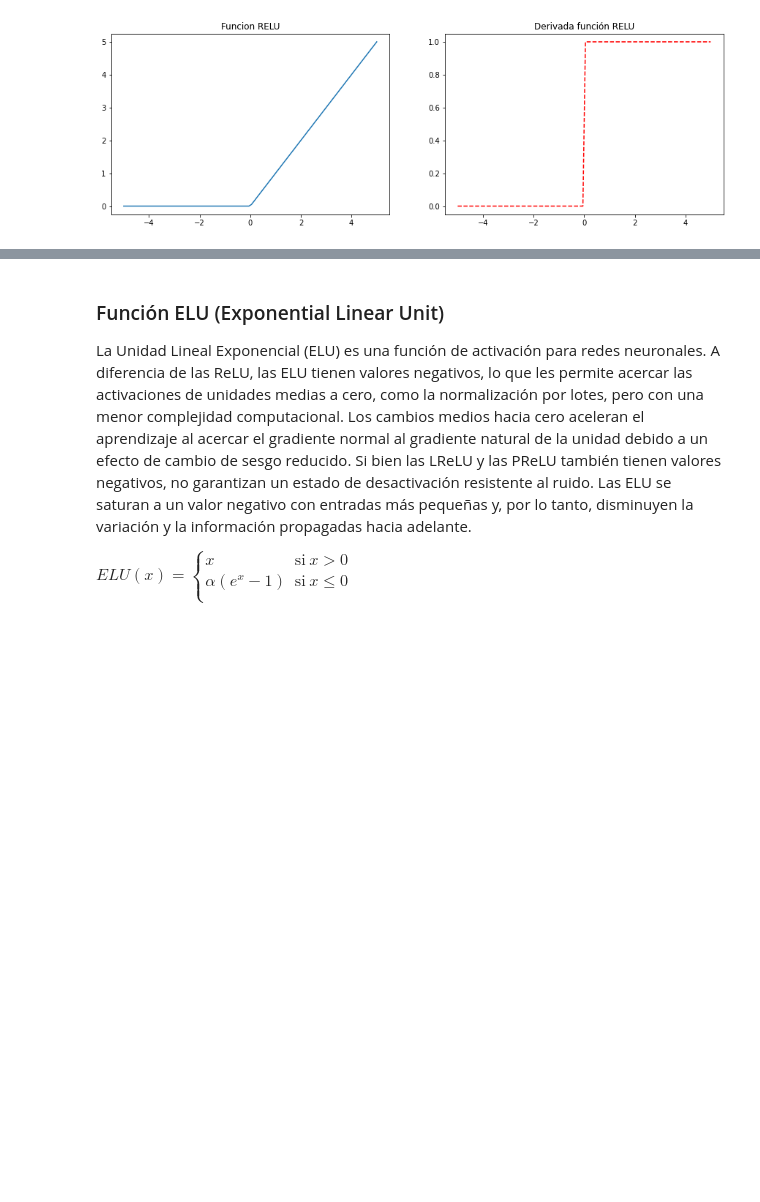
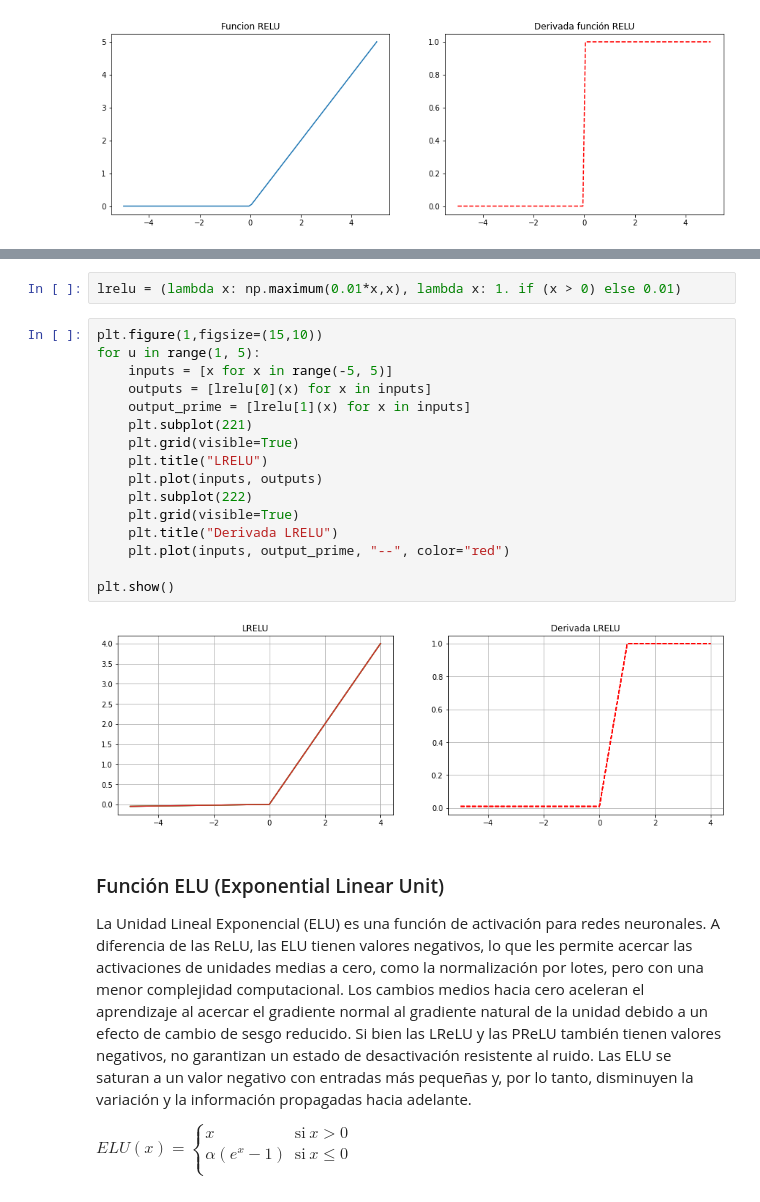
Before and after one commit to jmcalvomartin/python, a Jupyter notebook: projects/Create_ANN/function_activation.ipynb, the cells around one changed output, grey strips where cells are left out. Drawn from its saved outputs; the diff is of its cells as text; blank space fills up the shorter version.

```diff
--- a/projects/Create_ANN/function_activation.ipynb
+++ b/projects/Create_ANN/function_activation.ipynb
@@ -93,3 +109,23 @@ $\displaystyle 'relu(x) = 1.(x>0) $
+# %%
+lrelu = (lambda x: np.maximum(0.01*x,x), lambda x: 1. if (x > 0) else 0.01)
+# %%
+plt.figure(1,figsize=(15,10))
+for u in range(1, 5):
+    inputs = [x for x in range(-5, 5)]
+    outputs = [lrelu[0](x) for x in inputs]
+    output_prime = [lrelu[1](x) for x in inputs]
+    plt.subplot(221)
+    plt.grid(visible=True)
+    plt.title("LRELU")
+    plt.plot(inputs, outputs)
+    plt.subplot(222)
+    plt.grid(visible=True)
+    plt.title("Derivada LRELU")
+    plt.plot(inputs, output_prime, "--", color="red")
+
+plt.show()
+# %% [output]
+[figure, added]
 # %% [markdown]
 ### Función ELU (Exponential Linear Unit)
 La Unidad Lineal Exponencial (ELU) es una función de activación para redes neuronales. A diferencia de las ReLU, las ELU tienen valores negativos, lo que les permite acercar las activaciones de unidades medias a cero, como la normalización por lotes, pero con una menor complejidad computacional. Los cambios medios hacia cero aceleran el aprendizaje al acercar el gradiente normal al gradiente natural de la unidad debido a un efecto de cambio de sesgo reducido. Si bien las LReLU y las PReLU también tienen valores negativos, no garantizan un estado de desactivación resistente al ruido. Las ELU se saturan a un valor negativo con entradas más pequeñas y, por lo tanto, disminuyen la variación y la información propagadas hacia adelante.
```
Also changed, not shown: parts of 1 cell of this notebook.
